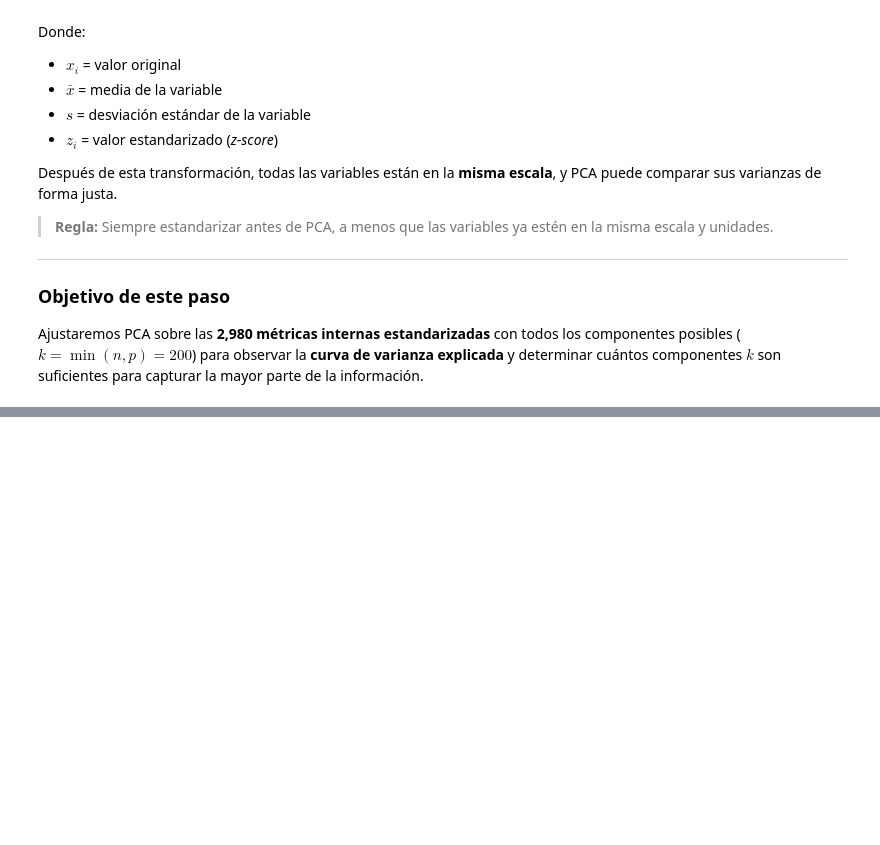
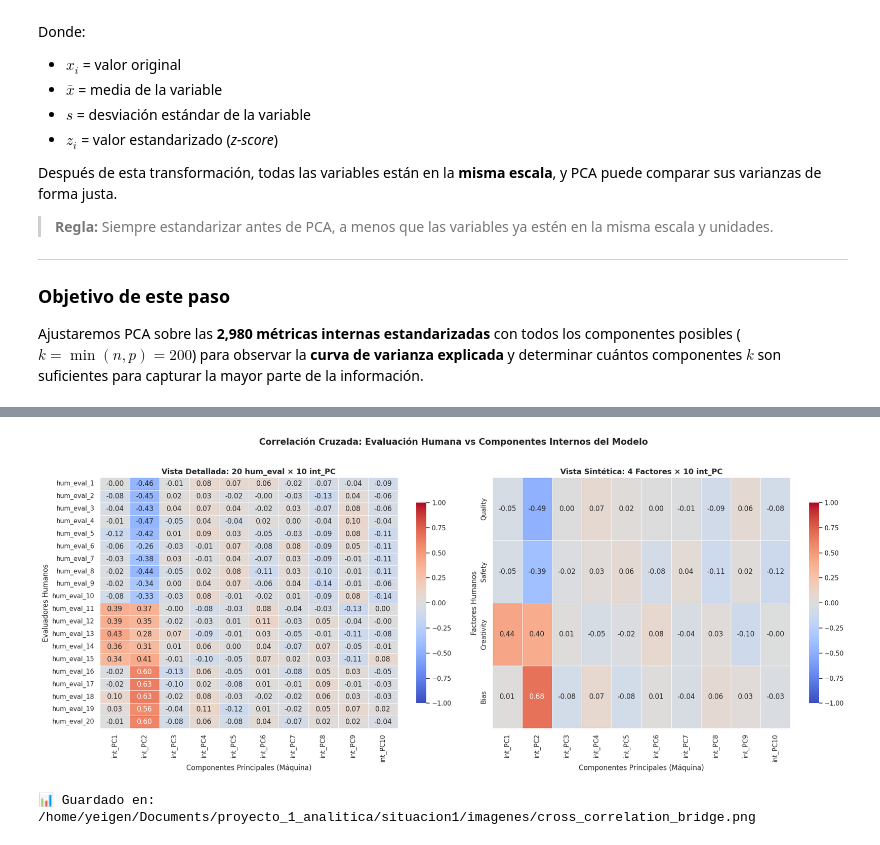
Before and after one commit to yeigen/proyecto-1-analitica, a Jupyter notebook: situacion1/notebook.ipynb, the cells around one changed output, grey strips where cells are left out. Drawn from its saved outputs; the diff is of its cells as text; code cells hidden in the pictures; blank space fills up the shorter version.

```diff
--- a/situacion1/notebook.ipynb
+++ b/situacion1/notebook.ipynb
@@ -917,0 +1213,78 @@ for i in range(10):
+# %%
+# --- Paso 10: Correlación Cruzada (Humano vs Máquina) ---
+
+# ============================================================
+# 1. CREAR FACTORES HUMANOS (media de cada bloque del Paso 6.2)
+# ============================================================
+df['Factor_Quality']    = df.loc[:, 'hum_eval_1':'hum_eval_5'].mean(axis=1)
+df['Factor_Safety']     = df.loc[:, 'hum_eval_6':'hum_eval_10'].mean(axis=1)
+df['Factor_Creativity'] = df.loc[:, 'hum_eval_11':'hum_eval_15'].mean(axis=1)
+df['Factor_Bias']       = df.loc[:, 'hum_eval_16':'hum_eval_20'].mean(axis=1)
+
+print("Factores humanos creados:")
+print(df[['Factor_Quality', 'Factor_Safety', 'Factor_Creativity', 'Factor_Bias']].describe().round(3))
+
+# ============================================================
+# 2. DEFINIR GRUPOS DE COLUMNAS
+# ============================================================
+hum_cols    = [f'hum_eval_{i}' for i in range(1, 21)]       # 20 evaluadores
+pc_cols     = [f'int_PC{i}' for i in range(1, 11)]           # 10 componentes principales
+factor_cols = ['Factor_Quality', 'Factor_Safety', 'Factor_Creativity', 'Factor_Bias']
+
+print(f"\nhum_cols:    {len(hum_cols)} columnas")
+print(f"pc_cols:     {len(pc_cols)} columnas")
+print(f"factor_cols: {len(factor_cols)} columnas")
+
+# ============================================================
+# 3. CALCULAR MATRICES DE CORRELACIÓN CRUZADA
+# ============================================================
+# Vista Detallada: 20 hum_eval (filas) × 10 int_PC (columnas)
+corr_detailed  = df[hum_cols + pc_cols].corr().loc[hum_cols, pc_cols]
+
+# Vista Sintética: 4 Factores (filas) × 10 int_PC (columnas)
+corr_synthetic = df[factor_cols + pc_cols].corr().loc[factor_cols, pc_cols]
+
+print(f"\nForma corr_detailed:  {corr_detailed.shape}  (20 × 10)")
+print(f"Forma corr_synthetic: {corr_synthetic.shape}  (4 × 10)")
+
+# ============================================================
+# 4. VISUALIZACIÓN: DOS HEATMAPS LADO A LADO
+# ============================================================
+fig, axes = plt.subplots(1, 2, figsize=(20, 8))
+
+# --- Heatmap Izquierdo: Vista Detallada (20 × 10) ---
+sns.heatmap(
+    corr_detailed,
+    annot=True, fmt=".2f",
+    cmap='coolwarm', vmin=-1, vmax=1,
+    linewidths=0.5, ax=axes[0],
+    cbar_kws={'shrink': 0.8}
+)
+axes[0].set_title('Vista Detallada: 20 hum_eval × 10 int_PC',
+                   fontsize=13, fontweight='bold')
+axes[0].set_xlabel('Componentes Principales (Máquina)')
+axes[0].set_ylabel('Evaluadores Humanos')
+
+# --- Heatmap Derecho: Vista Sintética (4 × 10) ---
+sns.heatmap(
+    corr_synthetic,
+    annot=True, fmt=".2f",
+    cmap='coolwarm', vmin=-1, vmax=1,
+    linewidths=0.5, ax=axes[1],
+    cbar_kws={'shrink': 0.8},
+    yticklabels=['Quality', 'Safety', 'Creativity', 'Bias']
+)
+axes[1].set_title('Vista Sintética: 4 Factores × 10 int_PC',
+                   fontsize=13, fontweight='bold')
+axes[1].set_xlabel('Componentes Principales (Máquina)')
+axes[1].set_ylabel('Factores Humanos')
+
+plt.suptitle(
+    'Correlación Cruzada: Evaluación Humana vs Componentes Internos del Modelo',
+    fontsize=15, fontweight='bold', y=1.02
+)
+plt.tight_layout()
+plt.savefig(f'{IMG_PATH}cross_correlation_bridge.png', dpi=150, bbox_inches='tight')
+plt.show()
+print(f"📊 Guardado en: {IMG_PATH}cross_correlation_bridge.png")
+# %% [output]
@@ -917,0 +1308,2 @@ for i in range(10):
+[figure, added]
+📊 Guardado en: /home/yeigen/Documents/proyecto_1_analitica/situacion1/imagenes/cross_correlation_bridge.png
```
Also changed, not shown: parts of 15 cells of this notebook.
